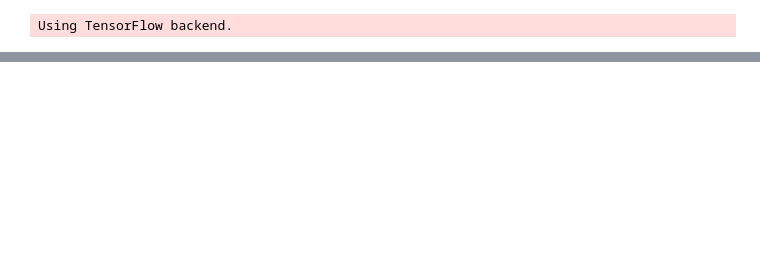
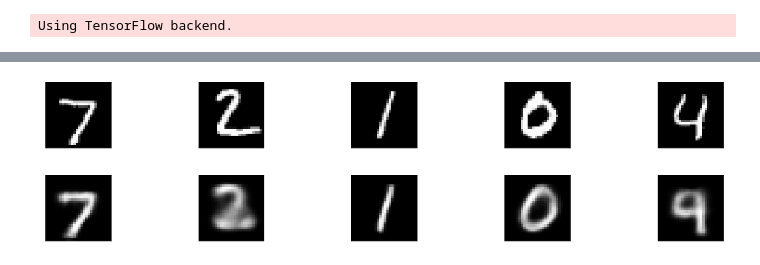
Before and after one commit to SPEECHCOG/transformer_workshop, a Jupyter notebook: vae.ipynb, the cells around one changed output, grey strips where cells are left out. Drawn from its saved outputs; the diff is of its cells as text; code cells hidden in the pictures; blank space fills up the shorter version.

```diff
--- a/vae.ipynb
+++ b/vae.ipynb
@@ -163,0 +164,22 @@ plt.show()
+# %%
+# show images
+import matplotlib.pyplot as plt
+
+def see_images(dataset, n):
+    plt.figure(figsize=(20, 4))
+    for i in range(n):
+        ax = plt.subplot(2, n, i + 1)
+        plt.imshow(dataset[i].reshape(28,28))
+        plt.gray()
+        ax.get_xaxis().set_visible(False)
+        ax.get_yaxis().set_visible(False)
+    plt.show()
+# %%
+prediction = vae.predict(x_test)
+
+# Visualisation of predictions
+see_images(x_test, 5)
+see_images(prediction, 5)
+# %% [output]
+[figure, added]
+[figure, added]
```
Also changed, not shown: parts of 3 cells of this notebook, 3 other files.
